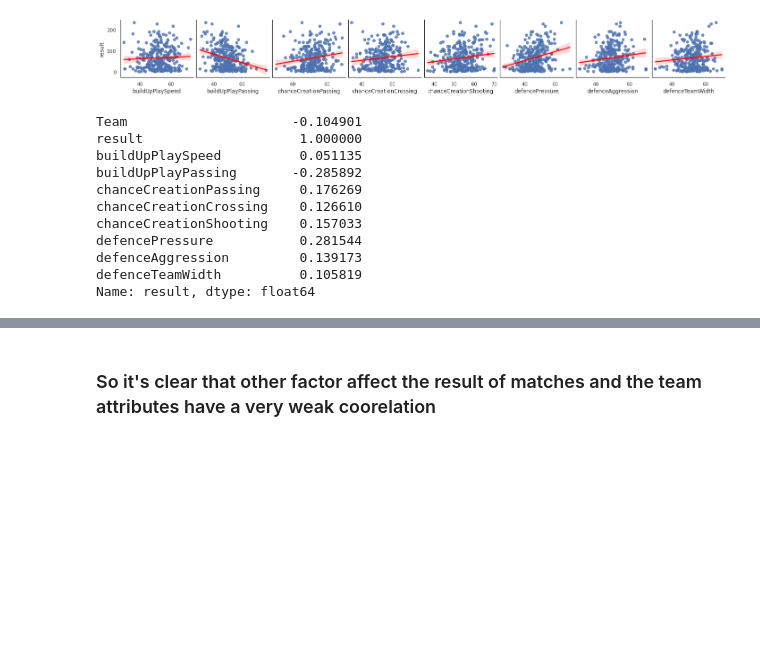
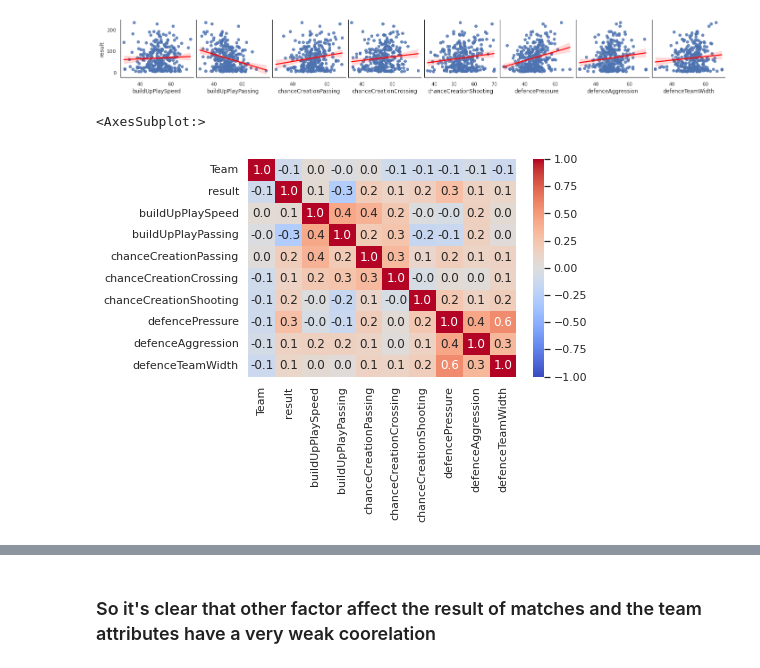
Before and after one commit to ismailmisd/Exploring-European-Soccer-Database, a Jupyter notebook: exploring-european-soccer-database.ipynb, the cells around one changed output, grey strips where cells are left out. Saved outputs shown, nothing was run; the diff lists cells and outputs as text; code cells hidden in the pictures; blank space fills up the shorter version.

```diff
--- a/exploring-european-soccer-database.ipynb
+++ b/exploring-european-soccer-database.ipynb
@@ -185,16 +185,13 @@ sns.pairplot(Team_Attributes_dataset,x_vars=x_var,y_vars=['result']
 [figure]
 # %%
 #compute correlation coef. for winning with other attributes
-Team_Attributes_dataset.corr()['result']
+
+sns.heatmap(Team_Attributes_dataset.corr(),
+            annot = True,
+            fmt = ".1f",
+            cmap = "coolwarm",
+            vmin = -1,
+            vmax = 1)
 # %% [output]
-Team                     -0.104901
-result                    1.000000
-buildUpPlaySpeed          0.051135
-buildUpPlayPassing       -0.285892
-chanceCreationPassing     0.176269
-chanceCreationCrossing    0.126610
-chanceCreationShooting    0.157033
-defencePressure           0.281544
-defenceAggression         0.139173
-defenceTeamWidth          0.105819
-Name: result, dtype: float64
+<AxesSubplot:>
+[figure, added]
```
Also changed, not shown: parts of 2 cells of this notebook.
